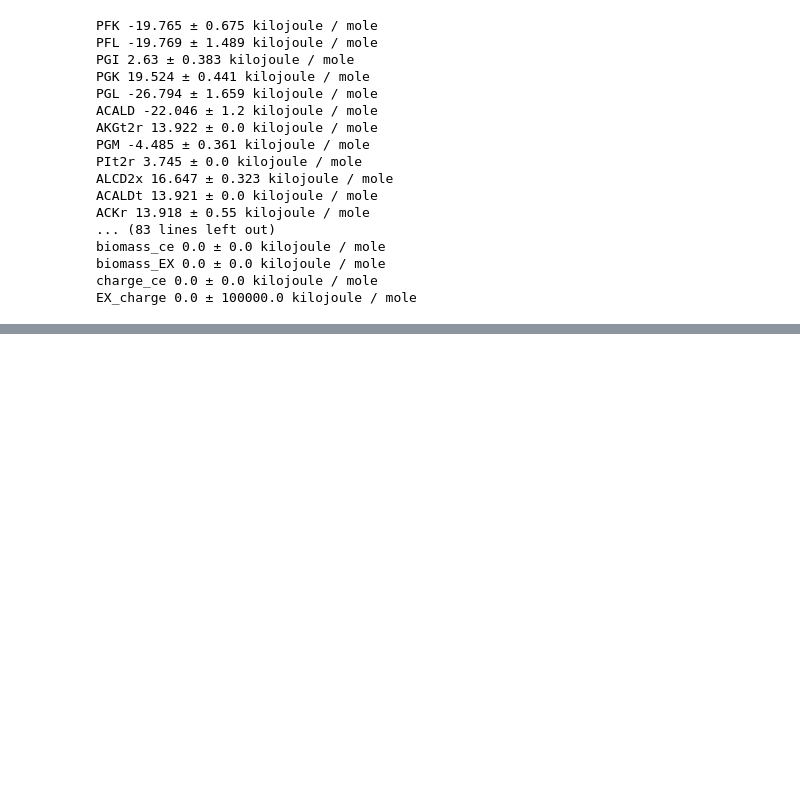
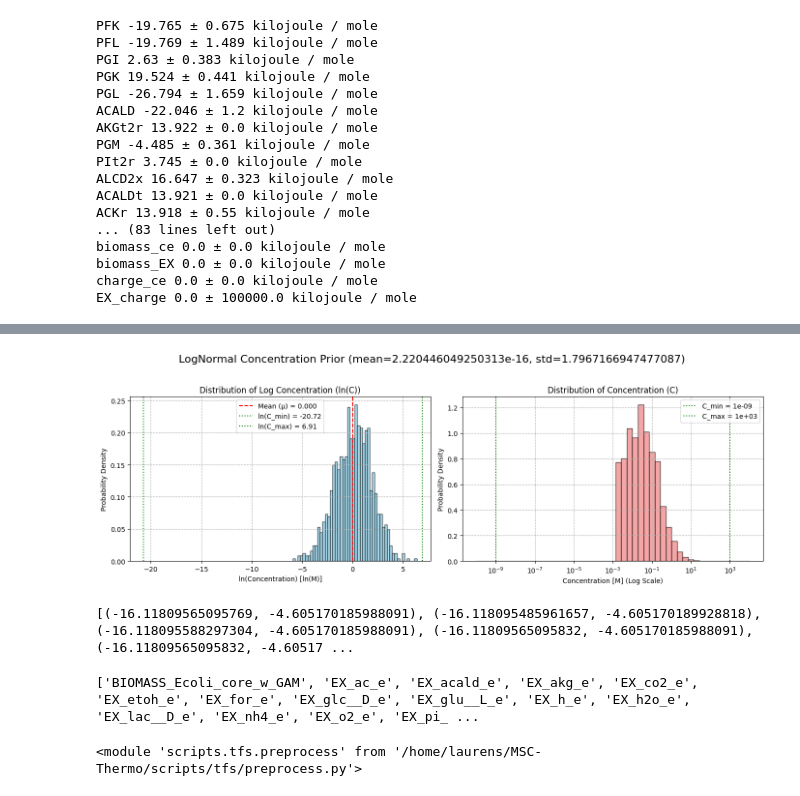
Before and after one commit to lasillje/MSC-Thermo, a Jupyter notebook: analysis_ecoli_core.ipynb, the cells around one changed output, grey strips where cells are left out. Cells and saved outputs as stored; diff of their text form; code cells hidden in the pictures; blank space fills up the shorter version.

```diff
--- a/analysis_ecoli_core.ipynb
+++ b/analysis_ecoli_core.ipynb
@@ -178,0 +213,2 @@ importlib.reload(scripts.reaction_utils)
+# %%
+scripts.reaction_utils.tfva_run_scenarios_one_model_mets(tmodel, "ecoli_core_met", "WT", "tfva", "", False, False)
@@ -179,2 +233,2 @@ importlib.reload(scripts.reaction_utils)
 # %%
-scripts.reaction_utils.tfva_run_scenarios_one_model(tmodel, "ecoli_core", "WT", "tfva", True, True)
+scripts.reaction_utils.tfva_run_scenarios_one_model(tmodel, "ecoli_core_flux", "WT", "tfva", True, False)
@@ -180,0 +640,57 @@ scripts.reaction_utils.tfva_run_scenarios_one_model(tmodel, "ecoli_core", "WT",
+# %%
+log_dists = [conc_to_logdist(m.lower_bound.m, m.upper_bound.m, frac_of_area=0.8) for m in tmodel.metabolites]
+conc_log_means = [x.log_mean for x in log_dists]
+conc_log_cov = [np.square(x.log_std) for x in log_dists]
+# %%
+graph_ln_dist(log_dists[4].log_mean, log_dists[4].log_std)
+# %% [output]
+[figure, added]
+# %%
+from scripts.metabolite_utils import return_mets_tva
+import scripts.metabolite_utils
+importlib.reload(scripts.metabolite_utils)
+from scripts.metabolite_utils import return_fluxes_tfva
+import pandas as pd
+
+r_ids = [r.id for r in tmodel.reactions]
+
+r_indices = [tmodel.reactions.index(r) for r in tmodel.reactions]
+m_indices = [tmodel.metabolites.index(m) for m in tmodel.metabolites]
+
+m_names = [m.id for m in tmodel.metabolites]
+bounds_m = return_mets_tva("tfva/ecoli_core_met_objval.txt")
+print(bounds_m)
+
+conc_bounds_df = pd.DataFrame(data=bounds_m,index=m_names, columns=['lb', 'ub'])
+conc_bounds_df.to_csv(f"tfs/ecoli_core/lcb.csv")
+
+bounds_f = return_fluxes_tfva("tfva/ecoli_core_flux_objval.txt")
+flux_bounds_df = pd.DataFrame(data=bounds_f,index=r_ids, columns=['lb', 'ub'])
+flux_bounds_df.to_csv(f"tfs/ecoli_core//vbounds.csv")
+
+drg0_prime_mean_df = pd.DataFrame(data=drgs[0], index=r_indices, columns=['0'])
+drg0_cov_sqrt_df = pd.DataFrame(data=drgs[1])
+drg0_cov_df = pd.DataFrame(data=drgs[2])
+
+drg0_prime_mean_df.to_csv(f"tfs/ecoli_core/drg0pm.csv")
+drg0_cov_sqrt_df.to_csv(f"tfs/ecoli_core/drg0cs.csv")
+#drg0_cov_df.to_csv(f"tfs/{CONDITION}/drg0c_test.csv")
+
+log_mean_df = pd.DataFrame(data=np.array(conc_log_means), index=m_indices, columns=['0'])
+log_cov_df = pd.DataFrame(data=np.array(conc_log_cov), index=m_indices, columns=['0'])
+
+log_mean_df.to_csv(f"tfs/ecoli_core/lcm.csv")
+log_cov_df.to_csv(f"tfs/ecoli_core/lcv_test.csv")
+# %% [output]
+[(-16.11809565095769, -4.605170185988091), (-16.118095485961657, -4.605170189928818), (-16.118095588297304, -4.605170185988091), (-16.11809565095832, -4.605170185988091), (-16.11809565095832, -4.60517 ...
+# %%
+ids = [x.id for x in tmodel.reactions if "biomass" in x.id or "EX_" in x.id or "BIOMASS" in x.id]
+
+#print([x.id for x in tmodel.reactions])
+print(ids)
+# %% [output]
+['BIOMASS_Ecoli_core_w_GAM', 'EX_ac_e', 'EX_acald_e', 'EX_akg_e', 'EX_co2_e', 'EX_etoh_e', 'EX_for_e', 'EX_glc__D_e', 'EX_glu__L_e', 'EX_h_e', 'EX_h2o_e', 'EX_lac__D_e', 'EX_nh4_e', 'EX_o2_e', 'EX_pi_ ...
+# %%
+importlib.reload(scripts.tfs.preprocess)
+# %% [output]
+<module 'scripts.tfs.preprocess' from '/home/laurens/MSC-Thermo/scripts/tfs/preprocess.py'>
```
Also changed, not shown: parts of 29 cells of this notebook, 34 other files.
